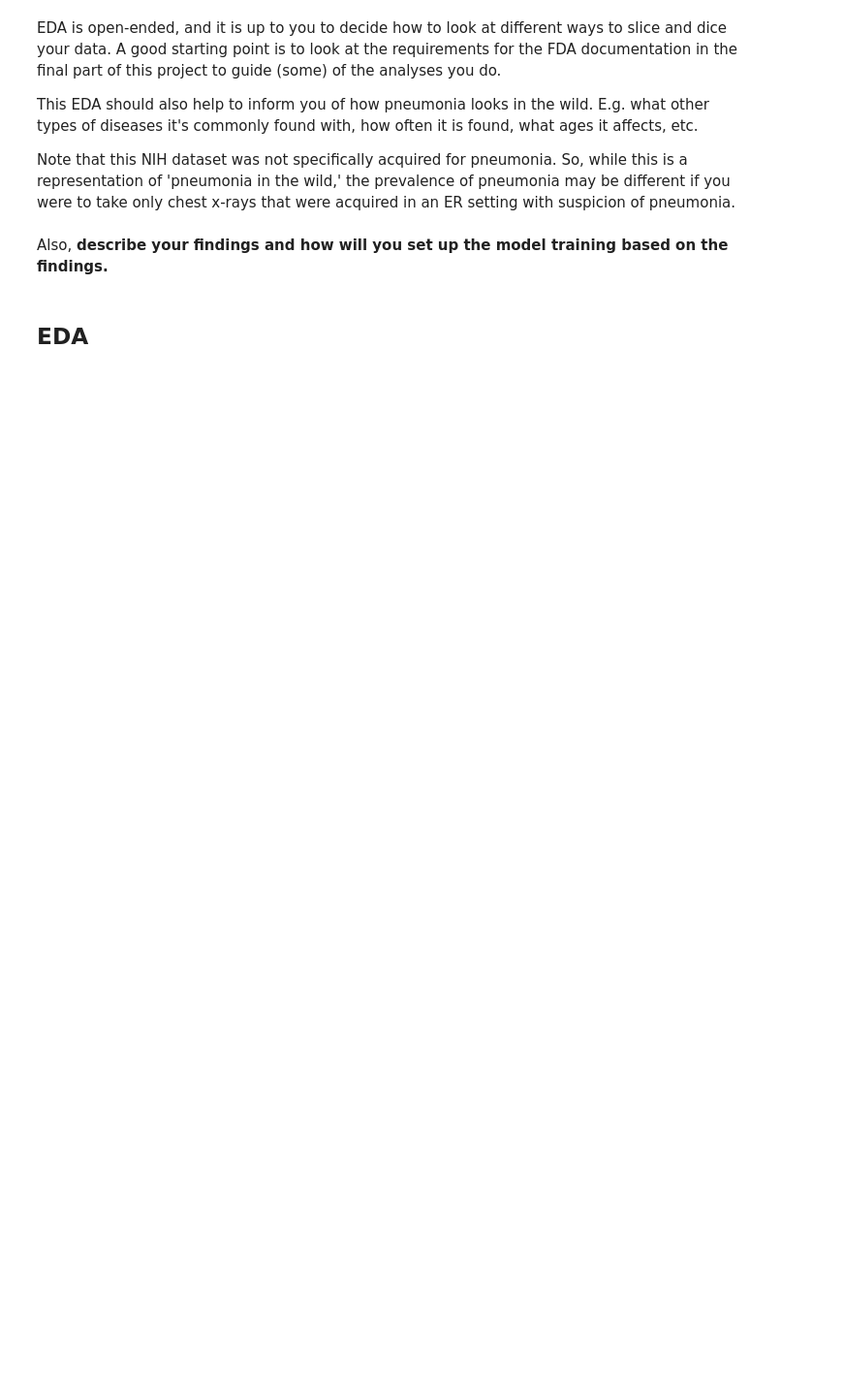
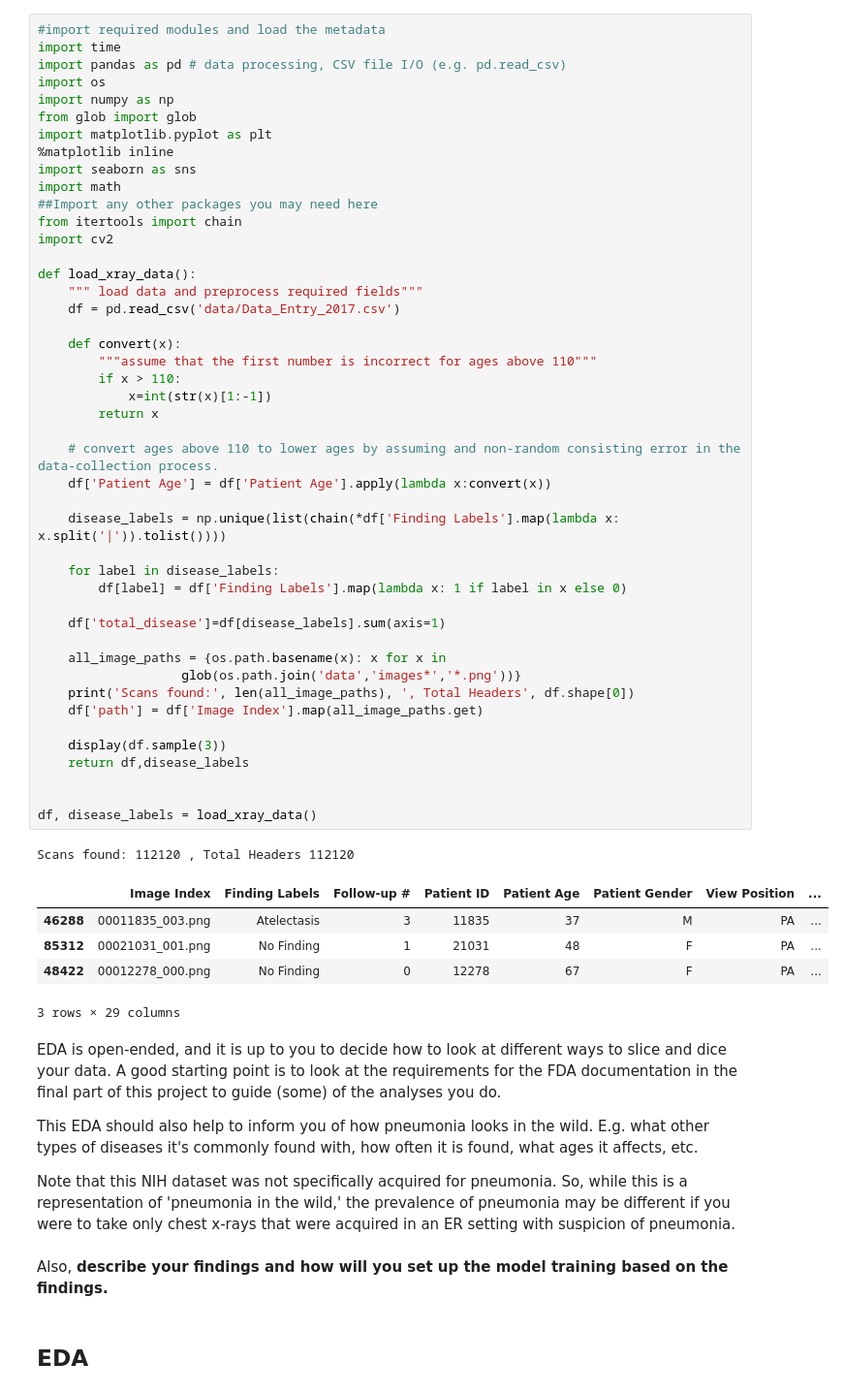
Before and after one commit to maurodsantos/AIHCND_C2_Starter, a Jupyter notebook: EDA.ipynb, the cells around one changed output. Shown at 97% size. Drawn from its saved outputs; the diff is of its cells as text; blank space fills up the shorter version.

```diff
--- a/EDA.ipynb
+++ b/EDA.ipynb
@@ -27,3 +1,55 @@ df.sample(3)
+# %%
+#import required modules and load the metadata
+import time
+import pandas as pd # data processing, CSV file I/O (e.g. pd.read_csv)
+import os
+import numpy as np
+from glob import glob
+import matplotlib.pyplot as plt
+%matplotlib inline
+import seaborn as sns
+import math
+##Import any other packages you may need here
+from itertools import chain
+import cv2
+
+def load_xray_data():
+    """ load data and preprocess required fields"""
+    df = pd.read_csv('data/Data_Entry_2017.csv')
+
+    def convert(x):
+        """assume that the first number is incorrect for ages above 110"""
+        if x > 110:
+            x=int(str(x)[1:-1])
+        return x
+
+    # convert ages above 110 to lower ages by assuming and non-random consisting error in the data-collection process.
+    df['Patient Age'] = df['Patient Age'].apply(lambda x:convert(x))
+
+    disease_labels = np.unique(list(chain(*df['Finding Labels'].map(lambda x: x.split('|')).tolist())))
+
+    for label in disease_labels:
+        df[label] = df['Finding Labels'].map(lambda x: 1 if label in x else 0)
+
+    df['total_disease']=df[disease_labels].sum(axis=1)
+
+    all_image_paths = {os.path.basename(x): x for x in
+                   glob(os.path.join('data','images*','*.png'))}
+    print('Scans found:', len(all_image_paths), ', Total Headers', df.shape[0])
+    df['path'] = df['Image Index'].map(all_image_paths.get)
+
+    display(df.sample(3))
+    return df,disease_labels
+
+
+df, disease_labels = load_xray_data()
+# %% [output]
+Scans found: 112120 , Total Headers 112120
+|  | Image Index | Finding Labels | Follow-up # | Patient ID | Patient Age | Patient Gender | View Position | ... |
+| 46288 | 00011835_003.png | Atelectasis | 3 | 11835 | 37 | M | PA | ... |
+| 85312 | 00021031_001.png | No Finding | 1 | 21031 | 48 | F | PA | ... |
+| 48422 | 00012278_000.png | No Finding | 0 | 12278 | 67 | F | PA | ... |
+3 rows × 29 columns
 # %% [markdown]
 EDA is open-ended, and it is up to you to decide how to look at different ways to slice and dice your data. A good starting point is to look at the requirements for the FDA documentation in the final part of this project to guide (some) of the analyses you do.
 
```
Also changed, not shown: parts of 25 cells of this notebook, 6 other files.
